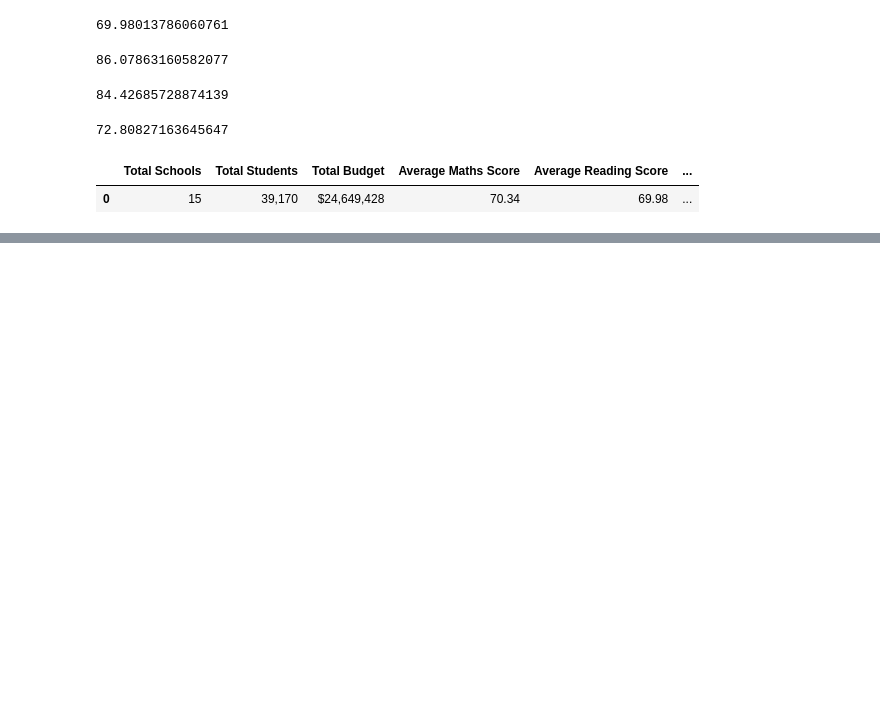
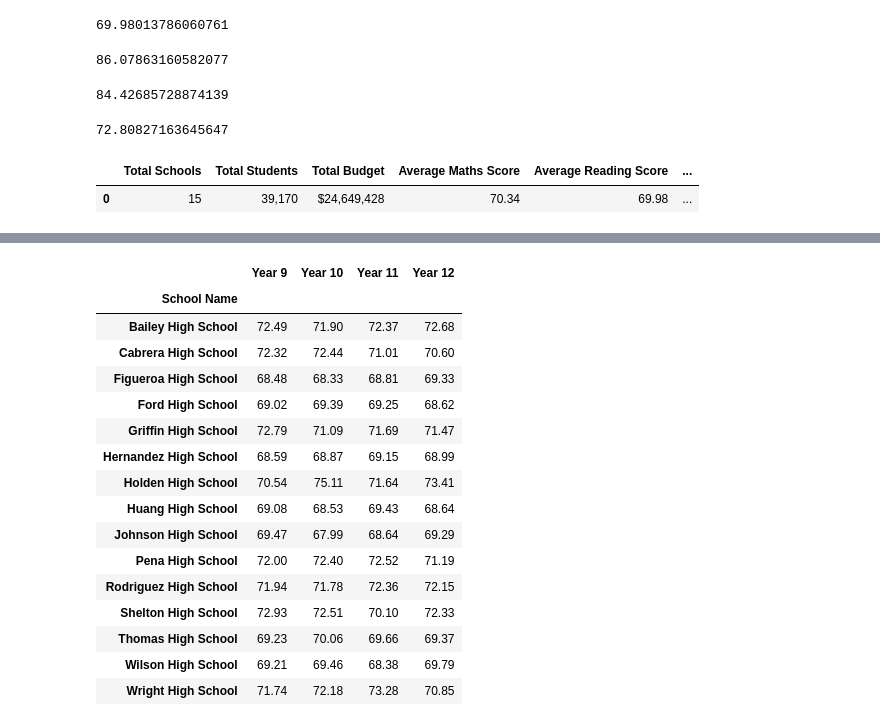
Before and after one commit to domspenc/pandas-challenge, a Jupyter notebook: PyCitySchools/PyCitySchools_challenge.ipynb, the cells around one changed output, grey strips where cells are left out. Drawn from its saved outputs; the diff is of its cells as text; code cells hidden in the pictures; blank space fills up the shorter version.

```diff
--- a/PyCitySchools/PyCitySchools_challenge.ipynb
+++ b/PyCitySchools/PyCitySchools_challenge.ipynb
@@ -200,35 +224,49 @@ bottom_schools_df.head()
 # %%
 # Perform the necessary calculations to create a DataFrame that lists the average maths score
 # for students of each year level (9, 10, 11, 12) at each school
 
 year_9 = tidy_complete_challenge.loc[(tidy_complete_challenge["Year"] == 9), :].groupby("School Name")["Maths Score"].mean()
 year_9
 
 year_10 = tidy_complete_challenge.loc[(tidy_complete_challenge["Year"] == 10), :].groupby("School Name")["Maths Score"].mean()
 year_10
 
 year_11 = tidy_complete_challenge.loc[(tidy_complete_challenge["Year"] == 11), :].groupby("School Name")["Maths Score"].mean()
 year_11
 
 year_12 = tidy_complete_challenge.loc[(tidy_complete_challenge["Year"] == 12), :].groupby("School Name")["Maths Score"].mean()
 year_12
 
 average_maths_df = pd.DataFrame({
      #"School Name": school_name,
      "Year 9": year_9,
      "Year 10": year_10,
      "Year 11": year_11,
      "Year 12": year_12,
     })
 
-average_maths_df["Year 9"] = average_maths_df["Year 9"].map("{0:,.2f}".format)
-average_maths_df["Year 10"] = average_maths_df["Year 10"].map("{0:,.2f}".format)
-average_maths_df["Year 11"] = average_maths_df["Year 11"].map("{0:,.2f}".format)
-average_maths_df["Year 12"] = average_maths_df["Year 12"].map("{0:,.2f}".format)
-
-average_maths_df
-
-#tidy_complete_challenge.dtypes
+average_maths_df.style.format({'Year 9': '{:.2f}',
+                               'Year 10': '{:.2f}',
+                               'Year 11': '{:.2f}',
+                               'Year 12': '{:.2f}'})
+# %% [output]
+|  | Year 9 | Year 10 | Year 11 | Year 12 |
+| School Name |  |  |  |  |
+| Bailey High School | 72.49 | 71.90 | 72.37 | 72.68 |
+| Cabrera High School | 72.32 | 72.44 | 71.01 | 70.60 |
+| Figueroa High School | 68.48 | 68.33 | 68.81 | 69.33 |
+| Ford High School | 69.02 | 69.39 | 69.25 | 68.62 |
+| Griffin High School | 72.79 | 71.09 | 71.69 | 71.47 |
+| Hernandez High School | 68.59 | 68.87 | 69.15 | 68.99 |
+| Holden High School | 70.54 | 75.11 | 71.64 | 73.41 |
+| Huang High School | 69.08 | 68.53 | 69.43 | 68.64 |
+| Johnson High School | 69.47 | 67.99 | 68.64 | 69.29 |
+| Pena High School | 72.00 | 72.40 | 72.52 | 71.19 |
+| Rodriguez High School | 71.94 | 71.78 | 72.36 | 72.15 |
+| Shelton High School | 72.93 | 72.51 | 70.10 | 72.33 |
+| Thomas High School | 69.23 | 70.06 | 69.66 | 69.37 |
+| Wilson High School | 69.21 | 69.46 | 68.38 | 69.79 |
+| Wright High School | 71.74 | 72.18 | 73.28 | 70.85 |
 # %%
 # Create a DataFrame that lists the average reading score for students of each year level
 # (9, 10, 11, 12) at each school
```
Also changed, not shown: parts of 7 cells of this notebook.
